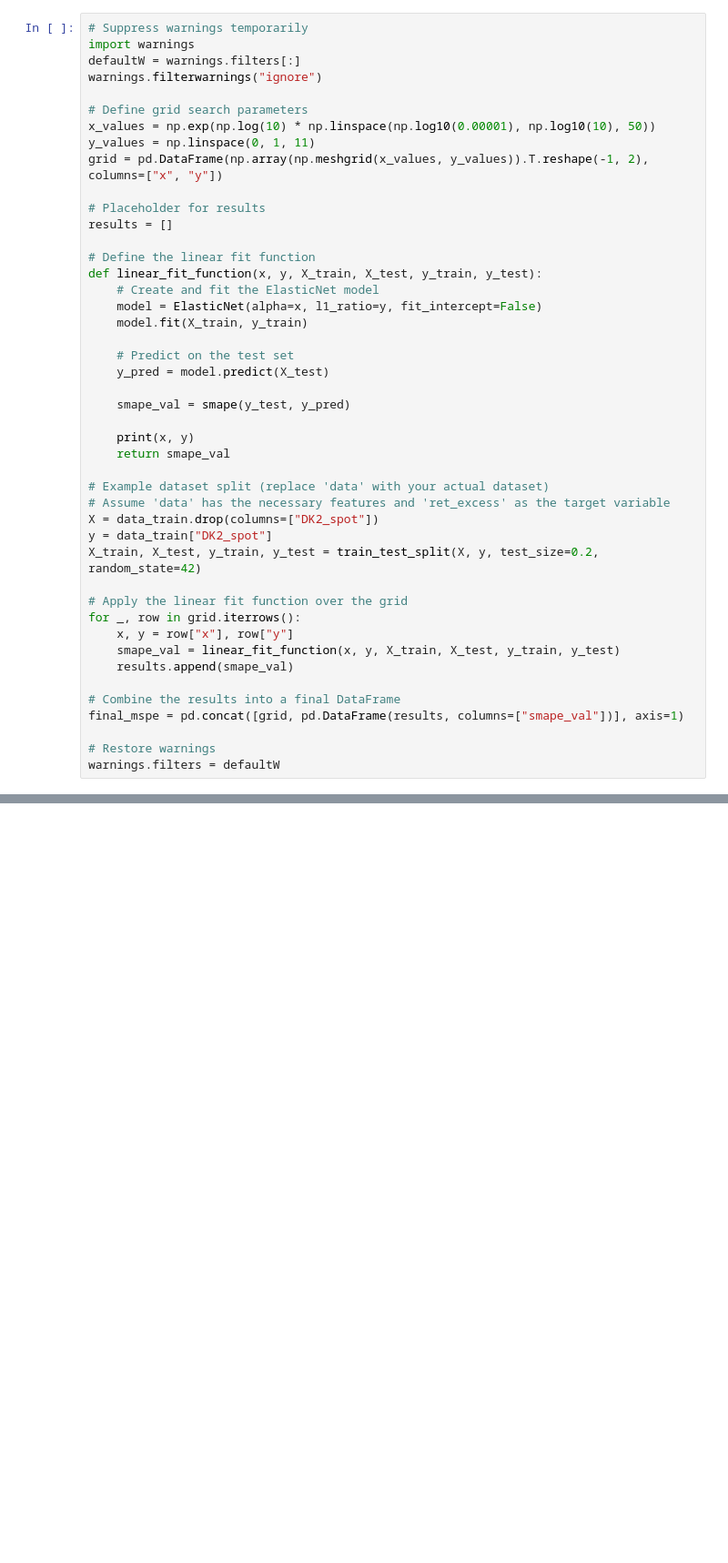
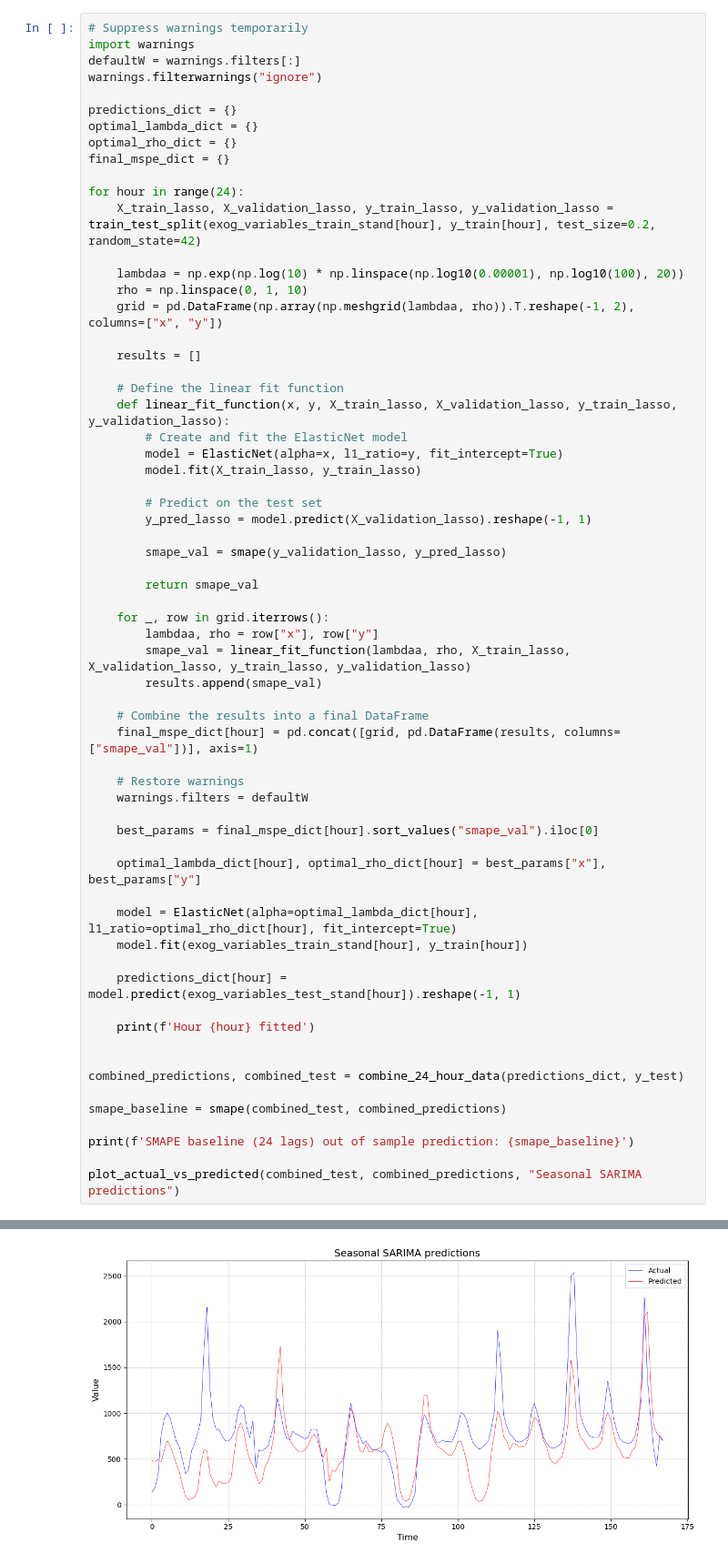
Before and after one commit to peterravn/Seminar-Adv-Finance, a Jupyter notebook: 6. Ridge and lasso.ipynb, the cells around one changed output, grey strips where cells are left out. Shown at 91% size. Saved outputs shown, nothing was run; the diff lists cells and outputs as text; blank space fills up the shorter version.

Commit message:
PLR: SARIMAX and EN fixed

```diff
--- a/6. Ridge and lasso.ipynb
+++ b/6. Ridge and lasso.ipynb
@@ -37,43 +64,61 @@ import warnings
 defaultW = warnings.filters[:]
 warnings.filterwarnings("ignore")
 
-# Define grid search parameters
-x_values = np.exp(np.log(10) * np.linspace(np.log10(0.00001), np.log10(10), 50))
-y_values = np.linspace(0, 1, 11)
-grid = pd.DataFrame(np.array(np.meshgrid(x_values, y_values)).T.reshape(-1, 2), columns=["x", "y"])
+predictions_dict = {}
+optimal_lambda_dict = {}
+optimal_rho_dict = {}
+final_mspe_dict = {}
 
-# Placeholder for results
-results = []
+for hour in range(24):
+    X_train_lasso, X_validation_lasso, y_train_lasso, y_validation_lasso = train_test_split(exog_variables_train_stand[hour], y_train[hour], test_size=0.2, random_state=42)
 
-# Define the linear fit function
-def linear_fit_function(x, y, X_train, X_test, y_train, y_test):
-    # Create and fit the ElasticNet model
-    model = ElasticNet(alpha=x, l1_ratio=y, fit_intercept=False)
-    model.fit(X_train, y_train)
+    lambdaa = np.exp(np.log(10) * np.linspace(np.log10(0.00001), np.log10(100), 20))
+    rho = np.linspace(0, 1, 10)
+    grid = pd.DataFrame(np.array(np.meshgrid(lambdaa, rho)).T.reshape(-1, 2), columns=["x", "y"])
 
-    # Predict on the test set
-    y_pred = model.predict(X_test)
+    results = []
 
-    smape_val = smape(y_test, y_pred)
+    # Define the linear fit function
+    def linear_fit_function(x, y, X_train_lasso, X_validation_lasso, y_train_lasso, y_validation_lasso):
+        # Create and fit the ElasticNet model
+        model = ElasticNet(alpha=x, l1_ratio=y, fit_intercept=True)
+        model.fit(X_train_lasso, y_train_lasso)
 
-    print(x, y)
-    return smape_val
+        # Predict on the test set
+        y_pred_lasso = model.predict(X_validation_lasso).reshape(-1, 1)
 
-# Example dataset split (replace 'data' with your actual dataset)
-# Assume 'data' has the necessary features and 'ret_excess' as the target variable
-X = data_train.drop(columns=["DK2_spot"])
-y = data_train["DK2_spot"]
-X_train, X_test, y_train, y_test = train_test_split(X, y, test_size=0.2, random_state=42)
+        smape_val = smape(y_validation_lasso, y_pred_lasso)
 
-# Apply the linear fit function over the grid
-for _, row in grid.iterrows():
-    x, y = row["x"], row["y"]
-    smape_val = linear_fit_function(x, y, X_train, X_test, y_train, y_test)
-    results.append(smape_val)
+        return smape_val
 
-# Combine the results into a final DataFrame
-final_mspe = pd.concat([grid, pd.DataFrame(results, columns=["smape_val"])], axis=1)
+    for _, row in grid.iterrows():
+        lambdaa, rho = row["x"], row["y"]
+        smape_val = linear_fit_function(lambdaa, rho, X_train_lasso, X_validation_lasso, y_train_lasso, y_validation_lasso)
+        results.append(smape_val)
 
-# Restore warnings
-warnings.filters = defaultW
+    # Combine the results into a final DataFrame
+    final_mspe_dict[hour] = pd.concat([grid, pd.DataFrame(results, columns=["smape_val"])], axis=1)
+
+    # Restore warnings
+    warnings.filters = defaultW
+
+    best_params = final_mspe_dict[hour].sort_values("smape_val").iloc[0]
+
+    optimal_lambda_dict[hour], optimal_rho_dict[hour] = best_params["x"], best_params["y"]
+
+    model = ElasticNet(alpha=optimal_lambda_dict[hour], l1_ratio=optimal_rho_dict[hour], fit_intercept=True)
+    model.fit(exog_variables_train_stand[hour], y_train[hour])
+
+    predictions_dict[hour] = model.predict(exog_variables_test_stand[hour]).reshape(-1, 1)
+
+    print(f'Hour {hour} fitted')
+
+
+combined_predictions, combined_test = combine_24_hour_data(predictions_dict, y_test)
+
+smape_baseline = smape(combined_test, combined_predictions)
+
+print(f'SMAPE baseline (24 lags) out of sample prediction: {smape_baseline}')
+
+plot_actual_vs_predicted(combined_test, combined_predictions, "Seasonal SARIMA predictions")
 # %% [output]
@@ -96,0 +142 @@ warnings.filters = defaultW
+[figure, added]
```
Also changed, not shown: parts of 6 cells of this notebook, 28 other files.
